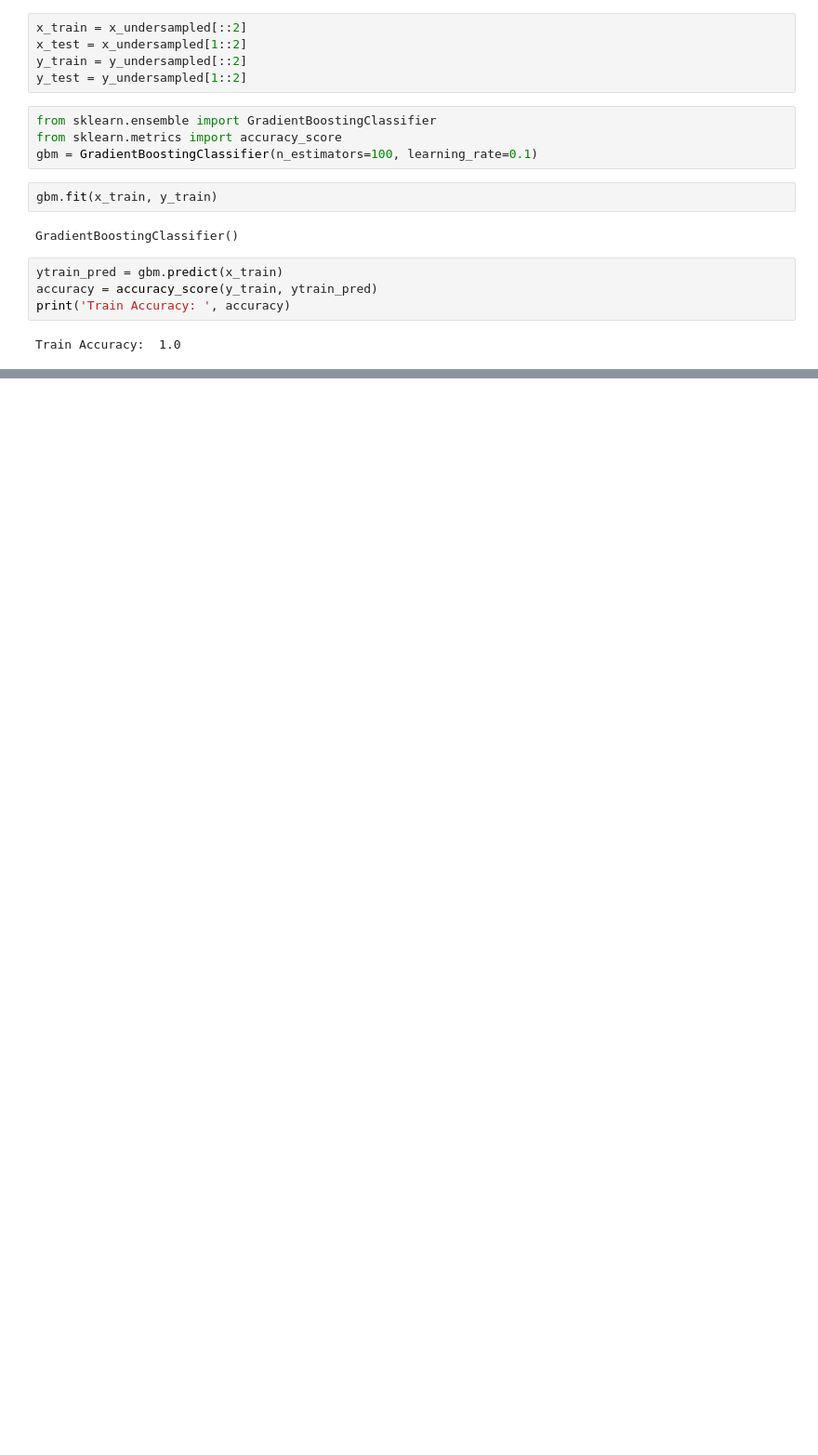
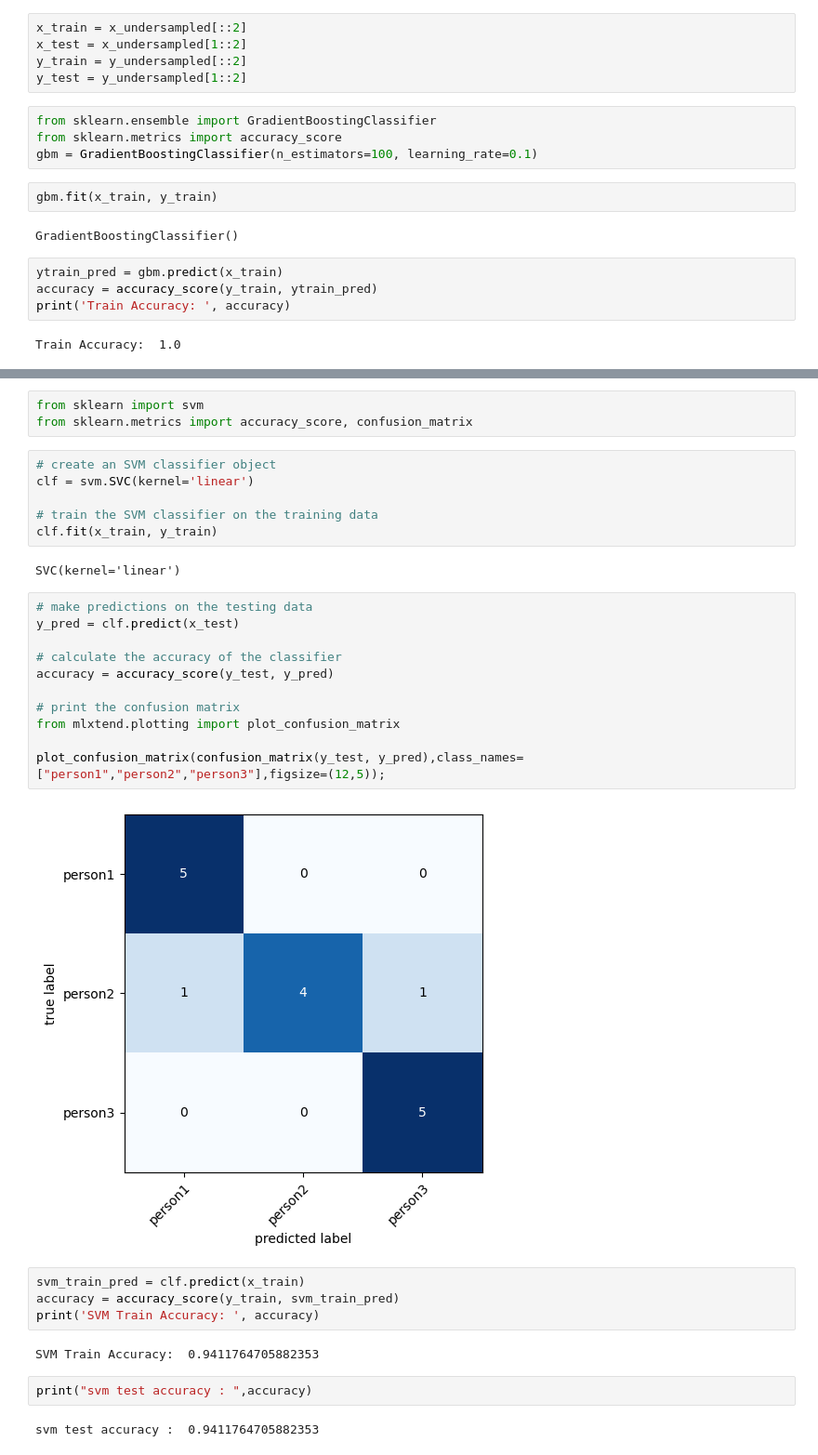
Before and after one commit to DropStone99/ECG_Authentication_HCI, a Jupyter notebook: Model.ipynb, the cells around one changed output, grey strips where cells are left out. Shown at 93% size. Cells and saved outputs as stored; diff of their text form; blank space fills up the shorter version.

```diff
--- a/Model.ipynb
+++ b/Model.ipynb
@@ -133,0 +135,34 @@ Test Accuracy:  0.07865168539325842
+# %%
+from sklearn import svm
+from sklearn.metrics import accuracy_score, confusion_matrix
+# %%
+# create an SVM classifier object
+clf = svm.SVC(kernel='linear')
+
+# train the SVM classifier on the training data
+clf.fit(x_train, y_train)
+# %% [output]
+SVC(kernel='linear')
+# %%
+# make predictions on the testing data
+y_pred = clf.predict(x_test)
+
+# calculate the accuracy of the classifier
+accuracy = accuracy_score(y_test, y_pred)
+
+# print the confusion matrix
+from mlxtend.plotting import plot_confusion_matrix
+
+plot_confusion_matrix(confusion_matrix(y_test, y_pred),class_names=["person1","person2","person3"],figsize=(12,5));
+# %% [output]
+[figure, added]
+# %%
+svm_train_pred = clf.predict(x_train)
+accuracy = accuracy_score(y_train, svm_train_pred)
+print('SVM Train Accuracy: ', accuracy)
+# %% [output]
+SVM Train Accuracy:  0.9411764705882353
+# %%
+print("svm test accuracy : ",accuracy)
+# %% [output]
+svm test accuracy :  0.9411764705882353
```
Also changed, not shown: parts of 7 cells of this notebook.
